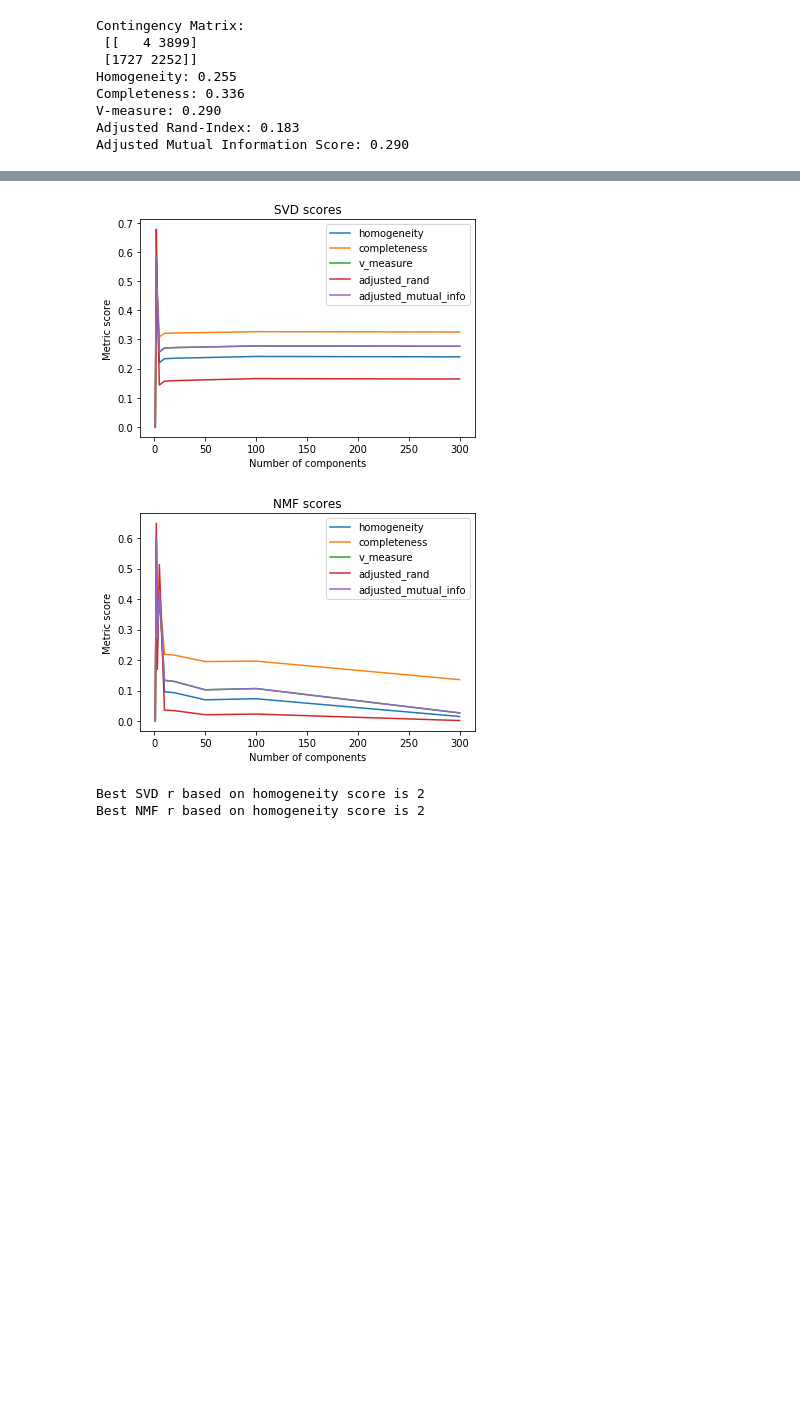
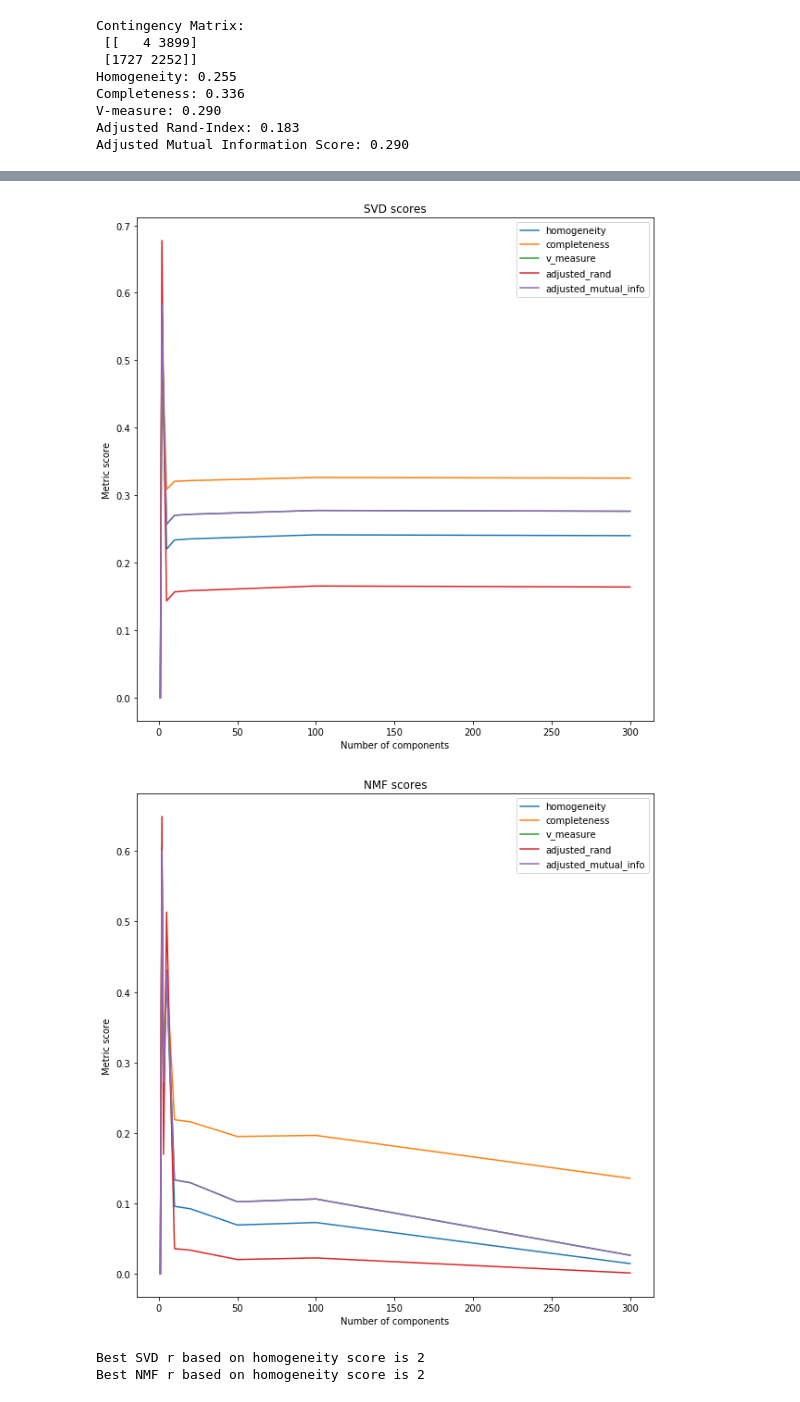
Before and after one commit to sbauersfeld/ECE219, a Jupyter notebook: Project2/project2.ipynb, the cells around one changed output, grey strips where cells are left out. Cells and saved outputs as stored; diff of their text form; code cells hidden in the pictures; blank space fills up the shorter version.

```diff
--- a/Project2/project2.ipynb
+++ b/Project2/project2.ipynb
@@ -32,6 +32,7 @@ def PerformLSA(dataset, r=1000, plot_variance=False):
     svd = TruncatedSVD(n_components=r, random_state=0)
     dataset = svd.fit_transform(dataset)
     if plot_variance:
+        plt.figure(figsize=(7,7))
         accum = np.zeros(r+1)
         for i in range(r):
             accum[i+1] += accum[i] + svd.explained_variance_ratio_[i]
@@ -77,36 +78,36 @@ dataset_LSA = PerformLSA(dataset, plot_variance=True)
 # %%
 def GetScores(data_labels, km_labels):
     scores = [metrics.homogeneity_score(data_labels, km_labels),
              metrics.completeness_score(data_labels, km_labels),
              metrics.v_measure_score(data_labels, km_labels),
              metrics.adjusted_rand_score(data_labels, km_labels),
              metrics.adjusted_mutual_info_score(data_labels, km_labels)]
     return np.array(scores)
 
 km = KMeans(n_clusters=2, random_state=0, max_iter=100, n_init=3)
 rs = [1, 2, 3, 5, 10, 20, 50, 100, 300]
 scores = np.zeros((2, len(rs), 5))
 for idx, r in enumerate(rs):
     km.fit(dataset_LSA[:, :r])
     scores[0, idx] = GetScores(data_labels, km.labels_)
     dataset_NMF = PerformNMF(dataset, r=r)
     km.fit(dataset_NMF)
     scores[1, idx] = GetScores(data_labels, km.labels_)
 
 reds = ['SVD', 'NMF']
 metrs = ['homogeneity', 'completeness', 'v_measure', 'adjusted_rand', 'adjusted_mutual_info']
 for idx, red in enumerate(reds):
-    plt.figure()
+    plt.figure(figsize=(10,10))
     for jdx, met in enumerate(metrs):
         plt.plot(rs, scores[idx, :, jdx], label=met)
     plt.legend()
     plt.title(red + ' scores')
     plt.xlabel("Number of components")
     plt.ylabel("Metric score")
     plt.show()
 # %% [output]
-[figure, old version]
+[figure, new version]
-[figure, old version]
+[figure, new version]
 # %%
 use_metric = "homogeneity"
 jdx = metrs.index(use_metric)
```
Also changed, not shown: parts of 8 cells of this notebook.
